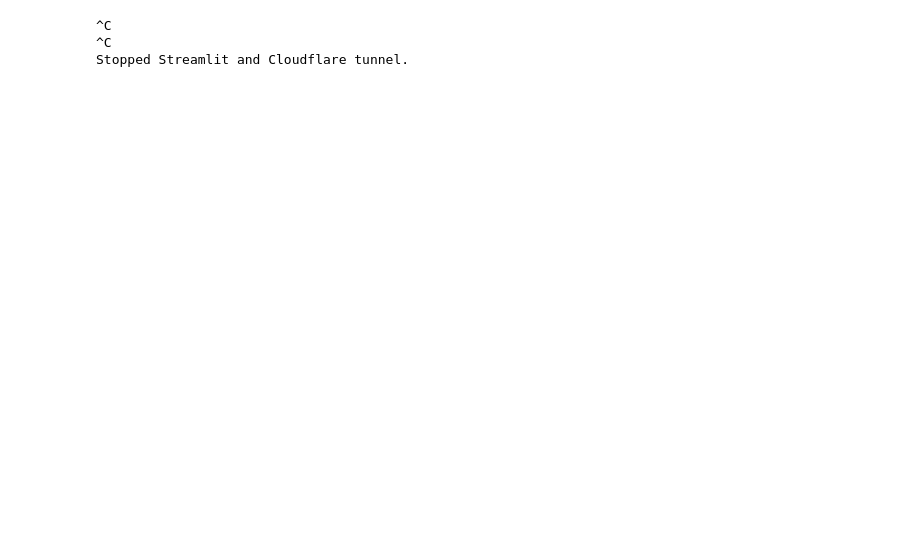
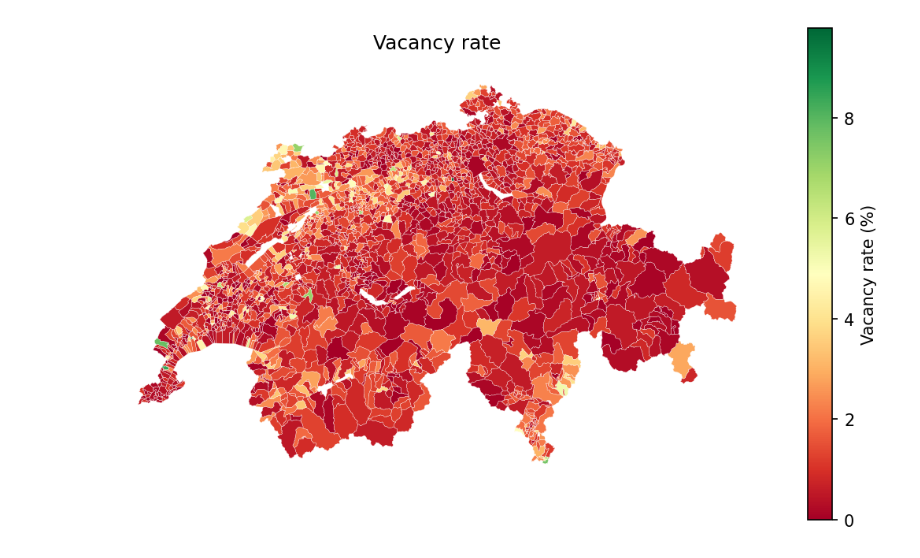
Before and after one commit to ingo-stallknecht/swiss-commute-housing, a Jupyter notebook: notebooks/swiss_commute_housing.ipynb, the cells around one changed output. Drawn from its saved outputs; the diff is of its cells as text; code cells hidden in the pictures; blank space fills up the shorter version.

```diff
--- a/notebooks/swiss_commute_housing.ipynb
+++ b/notebooks/swiss_commute_housing.ipynb
@@ -547,27 +625,0 @@ Travel-time coverage: 2116 / 2116
-# %%
-# ===== 8) Preference scoring (canonical baseline + logistic from scenarios) =====
-# Canonical score uses intercept + exponential penalty
-CANON_A = 2.0     # housing weight
-CANON_B = 2.0     # commute penalty weight
-CANON_K = 3.0     # curvature strength
-
-v_min, v_max = robust_range(g["vacancy_pct"])
-t_min, t_max = robust_range(g["avg_travel_min"])
-
-mask = g["vacancy_pct"].notna() & g["avg_travel_min"].notna()
-g_pref = g.loc[mask, ["GEMEINDE_CODE","vacancy_pct","avg_travel_min"]].copy()
-
-if len(g_pref):
-    v_all = norm01(pd.to_numeric(g_pref["vacancy_pct"], errors="coerce").values, v_min, v_max)
-    t_all = norm01(pd.to_numeric(g_pref["avg_travel_min"], errors="coerce").values, t_min, t_max)
-    pen_t = exp_penalty_monotone(t_all, CANON_K)
-    util0 = CANON_A * v_all - CANON_B * pen_t
-    w0 = -np.median(util0)  # center near 50
-    score = 100.0 * (1.0 / (1.0 + np.exp(-(w0 + util0))))
-    g_pref["preference_score"] = score
-    g = g.merge(g_pref[["GEMEINDE_CODE","preference_score"]], on="GEMEINDE_CODE", how="left")
-else:
-    g["preference_score"] = np.nan
-    w0 = 0.0
-
-print("Preference score coverage:", g["preference_score"].notna().mean().round(3))
@@ -1606,9 +700,19 @@ Collecting usage statistics. To deactivate, set browser.gatherUsageStats to fals
-# %%
-# ===== 13) Stop Streamlit & Cloudflare =====
-!pkill -f "cloudflared" || true
-!pkill -f "streamlit run" || true
-print("Stopped Streamlit and Cloudflare tunnel.")
-# %% [output]
-^C
-^C
-Stopped Streamlit and Cloudflare tunnel.
+# %%
+# 8A) PLOT — Vacancy choropleth (1 figure in this cell)
+
+import matplotlib.pyplot as plt
+
+g_plot = g.dropna(subset=["vacancy_pct"]).copy()
+fig, ax = plt.subplots(figsize=(9, 9), dpi=150)
+if len(g_plot):
+    g_plot.to_crs(CRS_CH).plot(
+        column="vacancy_pct", ax=ax, cmap="RdYlGn", edgecolor="white", linewidth=0.15,
+        legend=True, legend_kwds={"label":"Vacancy rate (%)","shrink":0.6}
+    )
+    ax.set_axis_off()
+    ax.set_title("Vacancy rate", pad=10)
+else:
+    ax.text(0.5, 0.5, "No vacancy data", ha="center", va="center")
+    ax.set_axis_off()
+# %% [output]
+[figure, added]
```
Also changed, not shown: parts of 28 cells of this notebook, 11 other files.
